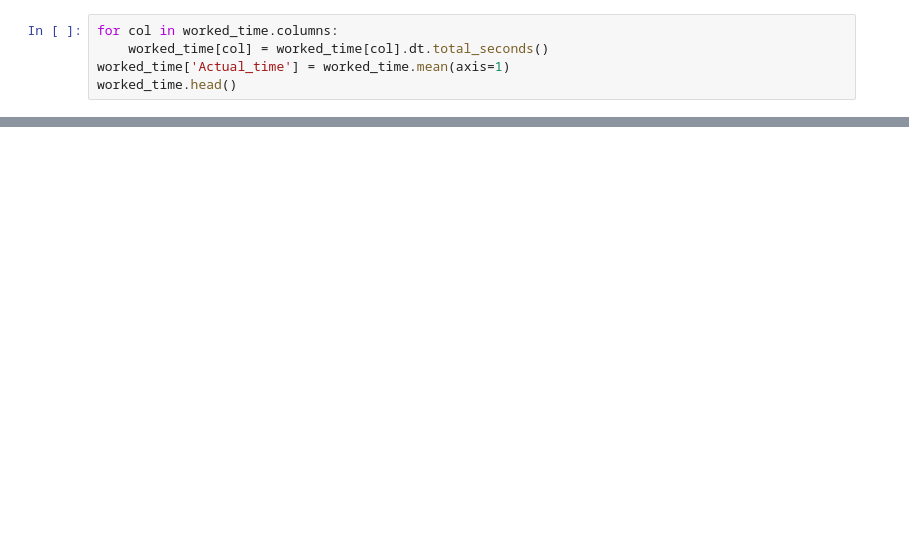
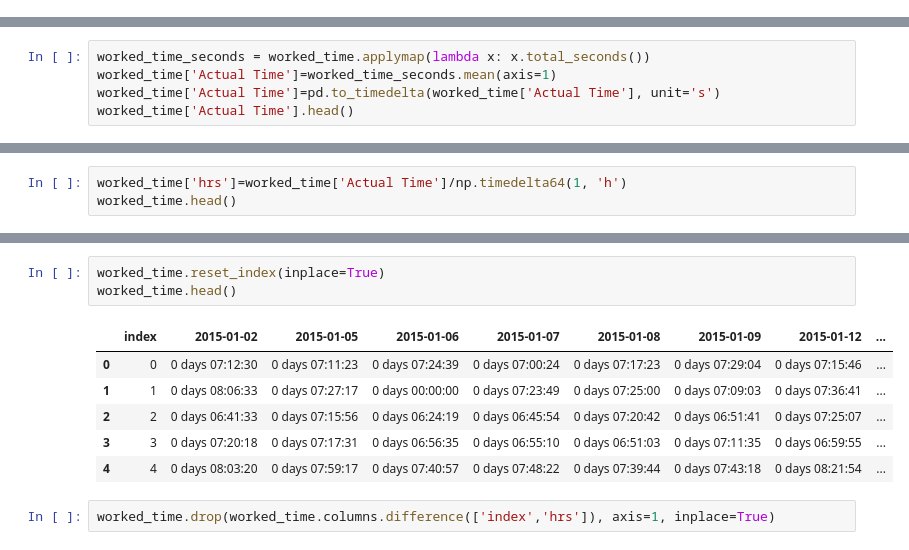
Before and after one commit to SwenA/AI-Project, a Jupyter notebook: project.ipynb, the cells around one changed output, grey strips where cells are left out. Saved outputs shown, nothing was run; the diff lists cells and outputs as text; blank space fills up the shorter version.

```diff
--- a/project.ipynb
+++ b/project.ipynb
@@ -150,5 +171,0 @@ worked_time.head()
-# %%
-for col in worked_time.columns:
-    worked_time[col] = worked_time[col].dt.total_seconds()
-worked_time['Actual_time'] = worked_time.mean(axis=1)
-worked_time.head()
@@ -156,0 +176,5 @@ AttributeError: Can only use .dt accessor with datetimelike values
+# %%
+worked_time_seconds = worked_time.applymap(lambda x: x.total_seconds())
+worked_time['Actual Time']=worked_time_seconds.mean(axis=1)
+worked_time['Actual Time']=pd.to_timedelta(worked_time['Actual Time'], unit='s')
+worked_time['Actual Time'].head()
@@ -156,0 +188,3 @@ AttributeError: Can only use .dt accessor with datetimelike values
+# %%
+worked_time['hrs']=worked_time['Actual Time']/np.timedelta64(1, 'h')
+worked_time.head()
@@ -156,0 +198,12 @@ AttributeError: Can only use .dt accessor with datetimelike values
+# %%
+worked_time.reset_index(inplace=True)
+worked_time.head()
+# %% [output]
+|  | index | 2015-01-02 | 2015-01-05 | 2015-01-06 | 2015-01-07 | 2015-01-08 | 2015-01-09 | 2015-01-12 | ... |
+| 0 | 0 | 0 days 07:12:30 | 0 days 07:11:23 | 0 days 07:24:39 | 0 days 07:00:24 | 0 days 07:17:23 | 0 days 07:29:04 | 0 days 07:15:46 | ... |
+| 1 | 1 | 0 days 08:06:33 | 0 days 07:27:17 | 0 days 00:00:00 | 0 days 07:23:49 | 0 days 07:25:00 | 0 days 07:09:03 | 0 days 07:36:41 | ... |
+| 2 | 2 | 0 days 06:41:33 | 0 days 07:15:56 | 0 days 06:24:19 | 0 days 06:45:54 | 0 days 07:20:42 | 0 days 06:51:41 | 0 days 07:25:07 | ... |
+| 3 | 3 | 0 days 07:20:18 | 0 days 07:17:31 | 0 days 06:56:35 | 0 days 06:55:10 | 0 days 06:51:03 | 0 days 07:11:35 | 0 days 06:59:55 | ... |
+| 4 | 4 | 0 days 08:03:20 | 0 days 07:59:17 | 0 days 07:40:57 | 0 days 07:48:22 | 0 days 07:39:44 | 0 days 07:43:18 | 0 days 08:21:54 | ... |
+# %%
+worked_time.drop(worked_time.columns.difference(['index','hrs']), axis=1, inplace=True)
```
Also changed, not shown: parts of 31 cells of this notebook, 1 other file.
